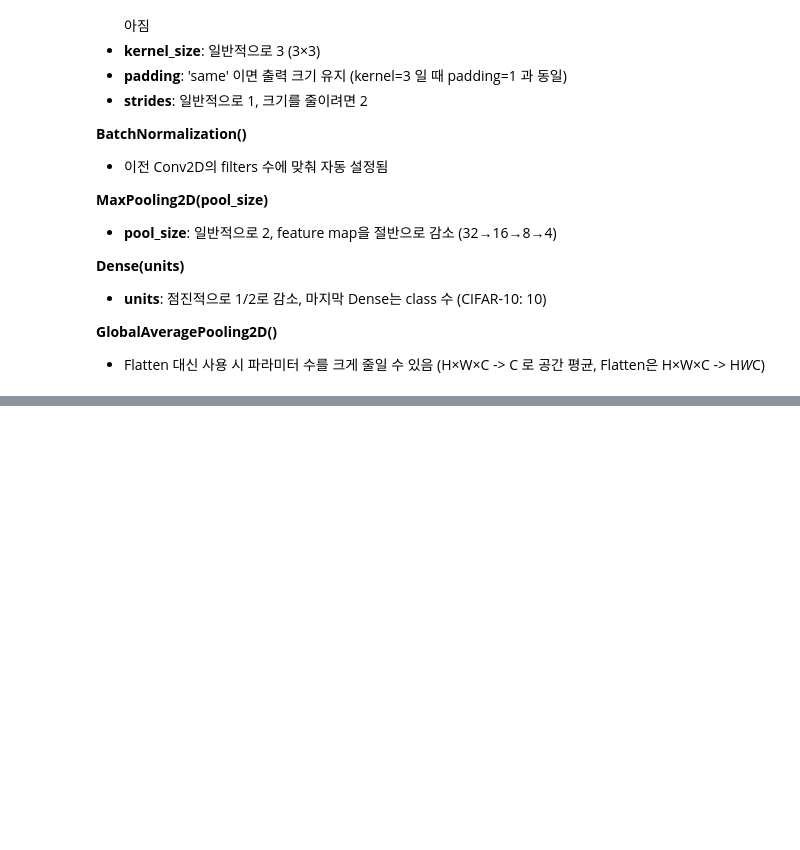
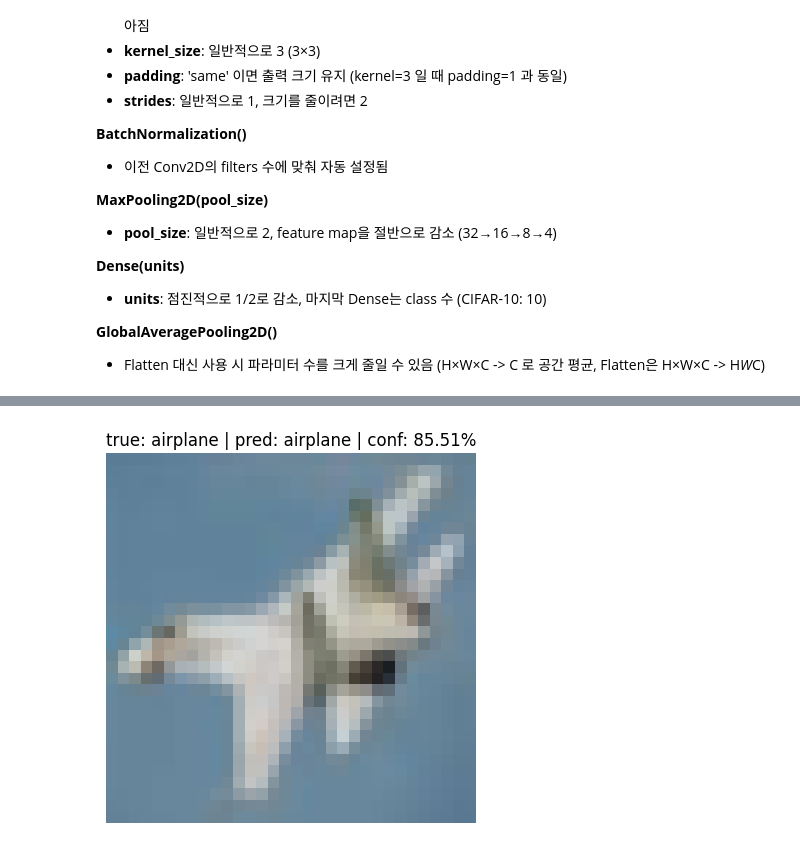
Before and after one commit to rainwnssystem/dl-learn, a Jupyter notebook: cnn_keras_cifar10.ipynb, the cells around one changed output, grey strips where cells are left out. Drawn from its saved outputs; the diff is of its cells as text; code cells hidden in the pictures; blank space fills up the shorter version.

```diff
--- a/cnn_keras_cifar10.ipynb
+++ b/cnn_keras_cifar10.ipynb
@@ -49,6 +50,7 @@ Found 10000 files belonging to 10 classes.
 # %%
 # keras.Sequential로 데이터 증강 레이어 구성
 # Sequential 증강 레이어는 .fit() 중에만 활성화되고, .evaluate(), .predict() 시에는 비활성화 된다
+
 data_augmentation = keras.Sequential([
     # 4px zero-padding 후 32×32 random crop -> 물체 위치 다양화
     layers.ZeroPadding2D(padding=4),
@@ -58,7 +60,7 @@ data_augmentation = keras.Sequential([
     layers.RandomFlip("horizontal"),
 
     # 밝기 및 대비 ±20% 랜덤화
-    layers.RandomBrightness(0.2),
+    layers.RandomBrightness(0.2, value_range=(0, 1)),
     layers.RandomContrast(0.2),
 ], name="augmentation")
 # %%
@@ -121,36 +120,39 @@ plt.show()
 def CNN():
     inputs = keras.Input(shape=(32, 32, 3))
 
-    # Data Augmentation (학습 시에만 적용)
+    # Data Augmentation (학습 시에만 활성화, 입력은 /255 스케일된 [0, 1] 값)
     x = data_augmentation(inputs)
+
+    # 채널별 표준화: (pixel - mean) / std
+    x = (x - MEAN) / STD
 
     # Block 1
     x = layers.Conv2D(64, 3, padding="same", use_bias=False)(x)
-    x = layers.BatchNormalization()(x)
+    x = layers.BatchNormalization(momentum=0.9)(x)
     x = layers.ReLU()(x)
 
     x = layers.Conv2D(64, 3, padding="same", use_bias=False)(x)  # 동일 channel로 더 자세한 패턴 학습
-    x = layers.BatchNormalization()(x)
+    x = layers.BatchNormalization(momentum=0.9)(x)
     x = layers.ReLU()(x)
     x = layers.MaxPooling2D(2)(x)  # 32×32 → 16×16
 
     # Block 2
     x = layers.Conv2D(128, 3, padding="same", use_bias=False)(x)
-    x = layers.BatchNormalization()(x)
+    x = layers.BatchNormalization(momentum=0.9)(x)
     x = layers.ReLU()(x)
 
     x = layers.Conv2D(128, 3, padding="same", use_bias=False)(x)
-    x = layers.BatchNormalization()(x)
+    x = layers.BatchNormalization(momentum=0.9)(x)
     x = layers.ReLU()(x)
     x = layers.MaxPooling2D(2)(x)  # 16×16 → 8×8
 
     # Block 3
     x = layers.Conv2D(256, 3, padding="same", use_bias=False)(x)
-    x = layers.BatchNormalization()(x)
+    x = layers.BatchNormalization(momentum=0.9)(x)
     x = layers.ReLU()(x)
 
     x = layers.Conv2D(256, 3, padding="same", use_bias=False)(x)
-    x = layers.BatchNormalization()(x)
+    x = layers.BatchNormalization(momentum=0.9)(x)
     x = layers.ReLU()(x)
     x = layers.MaxPooling2D(2)(x)  # 8×8 → 4×4
 
@@ -213,7 +215,7 @@ callbacks = [
     ),
 ]
 # %%
-EPOCHS = 30
+EPOCHS = 20
 
 history = model.fit(
     train_dataset,
@@ -276,24 +296,26 @@ plt.show()
 # %%
 # 테스트셋에서 이미지 하나 추출
 sample_images, sample_labels = next(iter(test_dataset))
 
-idx = 0
+idx = 1
 single_image = sample_images[idx:idx+1]  # (1, 32, 32, 3) 유지
 true_label   = sample_labels[idx].numpy()
 
 logits      = model(single_image, training=False)
 probs       = tf.nn.softmax(logits, axis=1).numpy()[0]
 pred_label  = np.argmax(probs)
 confidence  = probs[pred_label]
 
 # 역정규화 후 시각화
 img = denormalize(single_image[0].numpy())
 
 plt.imshow(img)
 plt.title(
     f"true: {CLASSES[true_label]} | "
     f"pred: {CLASSES[pred_label]} | "
     f"conf: {confidence:.2%}"
 )
 plt.axis(False)
 plt.show()
+# %% [output]
+[figure, added]
```
Also changed, not shown: parts of 10 cells of this notebook, 4 other files.
